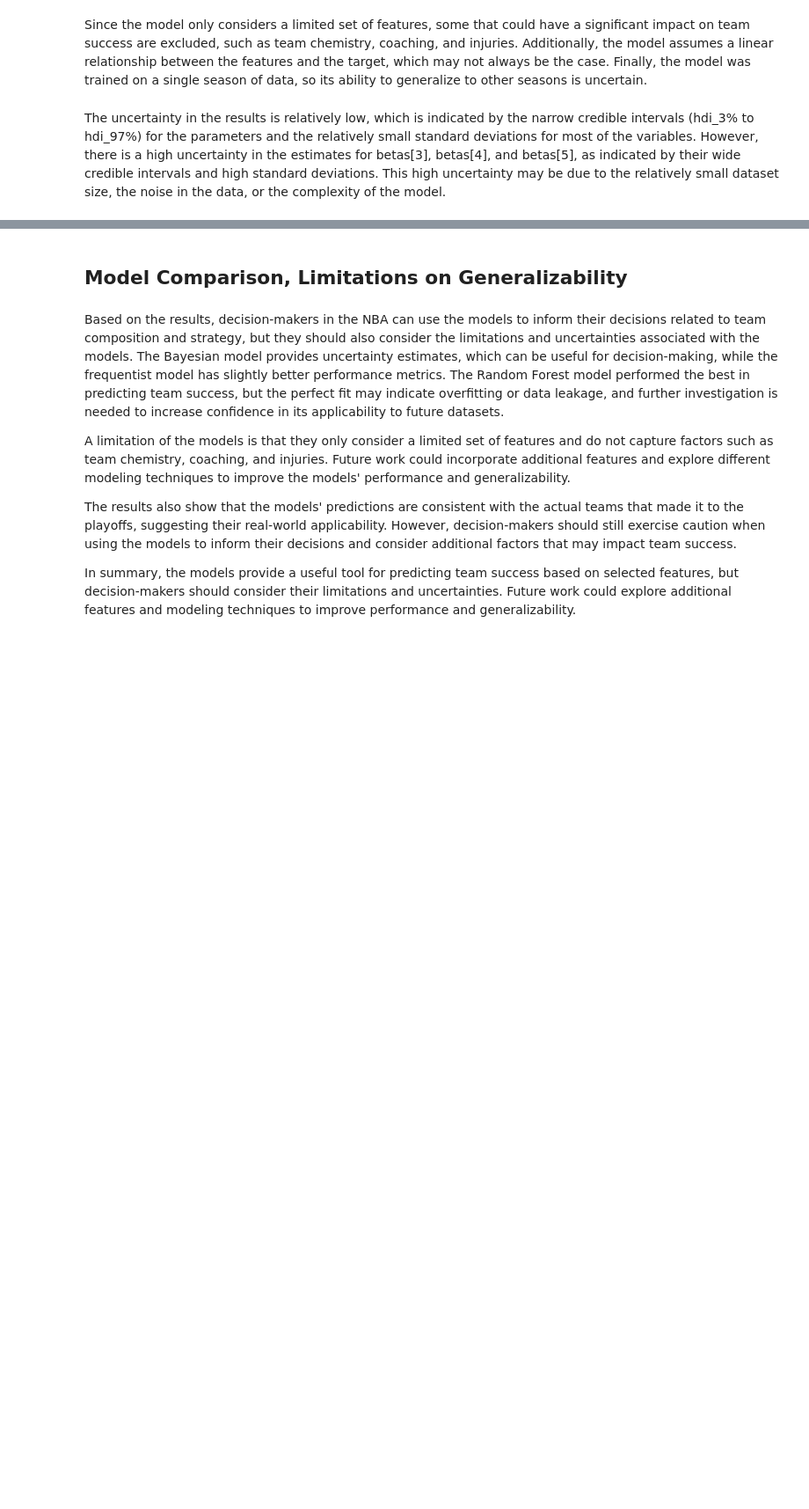
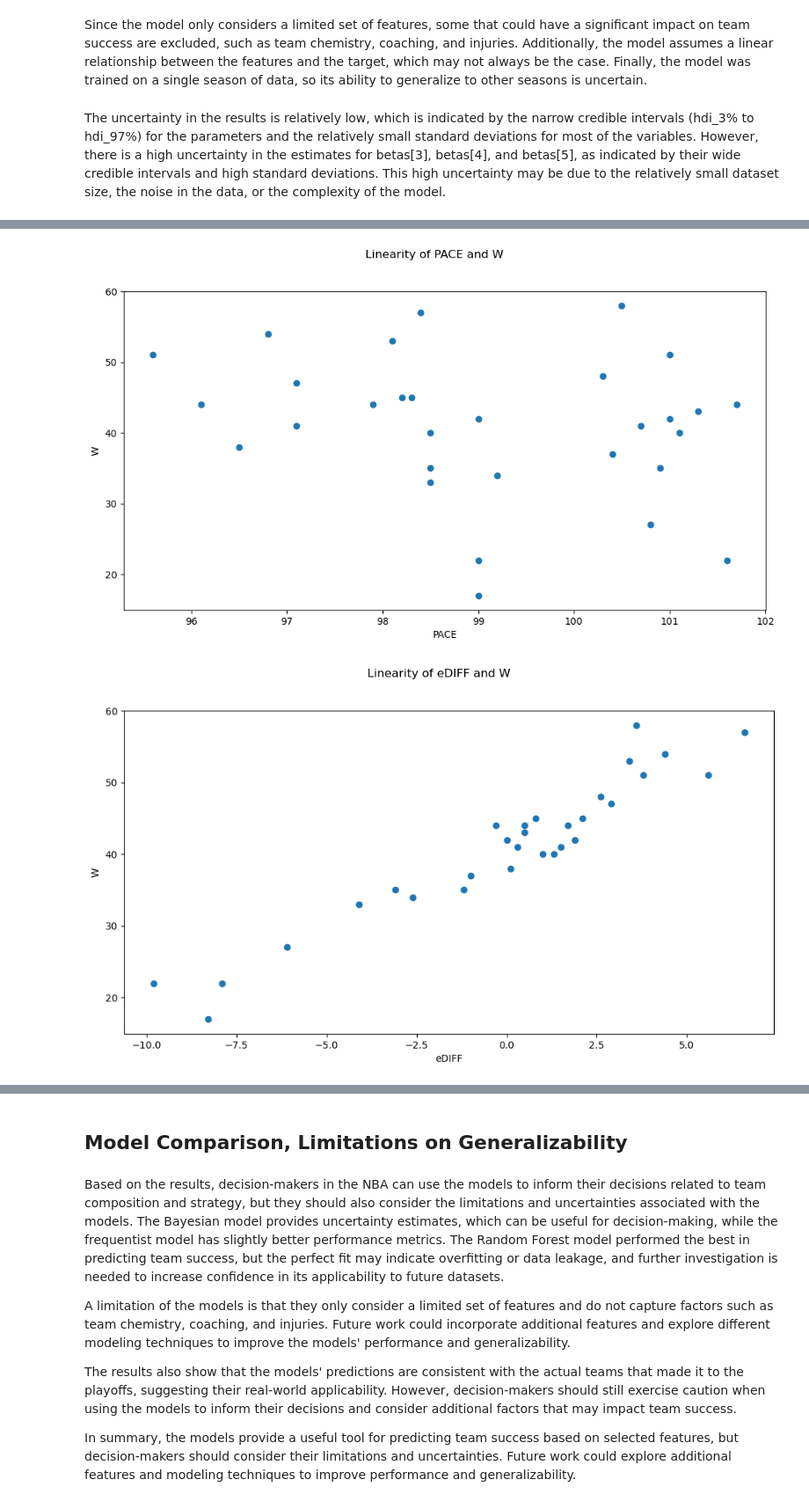
Before and after one commit to nickmelamed/nba_wins_predictions, a Jupyter notebook: Q2_main.ipynb, the cells around one changed output, grey strips where cells are left out. Shown at 88% size. Saved outputs shown, nothing was run; the diff lists cells and outputs as text; code cells hidden in the pictures; blank space fills up the shorter version.

```diff
--- a/Q2_main.ipynb
+++ b/Q2_main.ipynb
@@ -82 +81,3 @@ This leaves us with a final set of features of: pDIFF, Pace, eDIFF, SOS, and CON
+# %%
+final_features = ['PACE', 'eDIFF', 'SOS', 'CONS']
 # %%
@@ -229,0 +252,11 @@ The uncertainty in the results is relatively low, which is indicated by the narr
+# %%
+for feature in final_features:
+    fig, sbp = plt.subplots(ncols=1, figsize=(12, 6))
+    ax = sbp
+    ax.set_xlabel(feature)
+    ax.set_ylabel('W')
+    fig.suptitle(f'Linearity of {feature} and W')
+    s = ax.scatter(team[feature], outcome)
+# %% [output]
+[figure, added]
+[figure, added]
```
Also changed, not shown: parts of 20 cells of this notebook.
